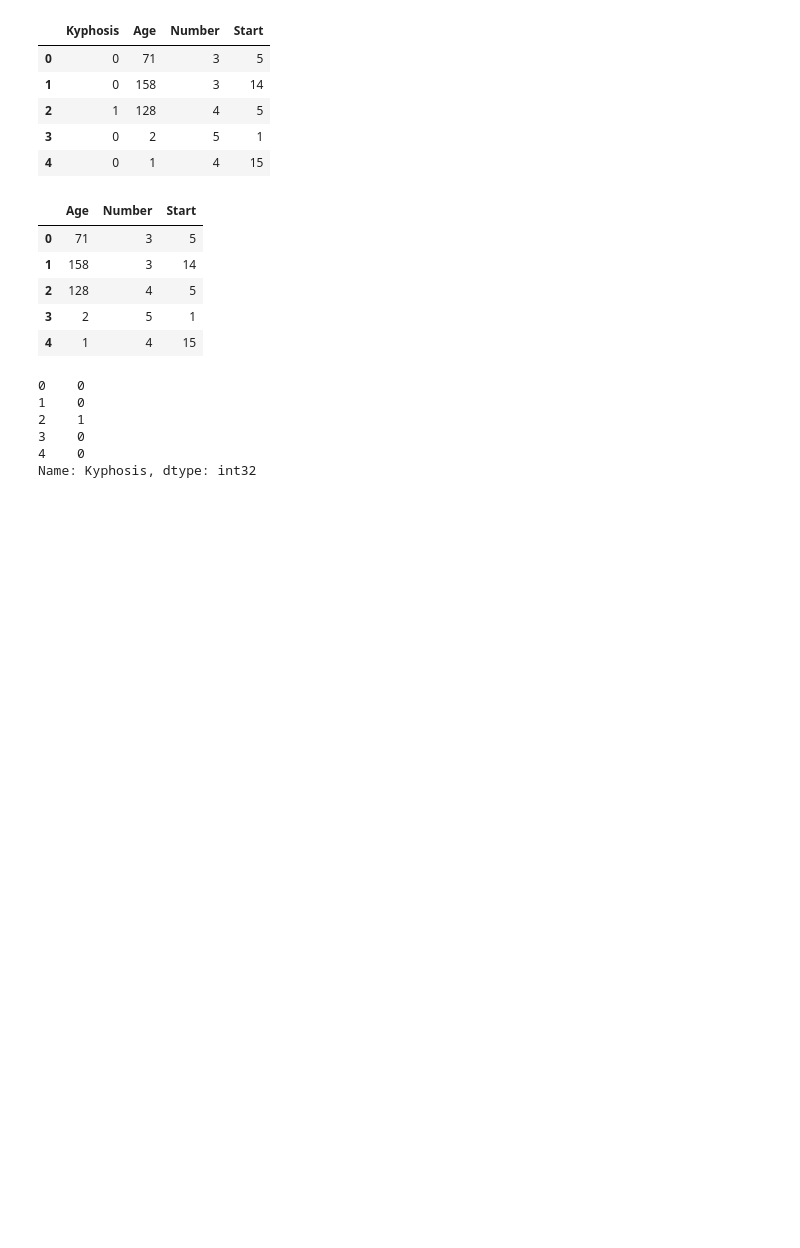
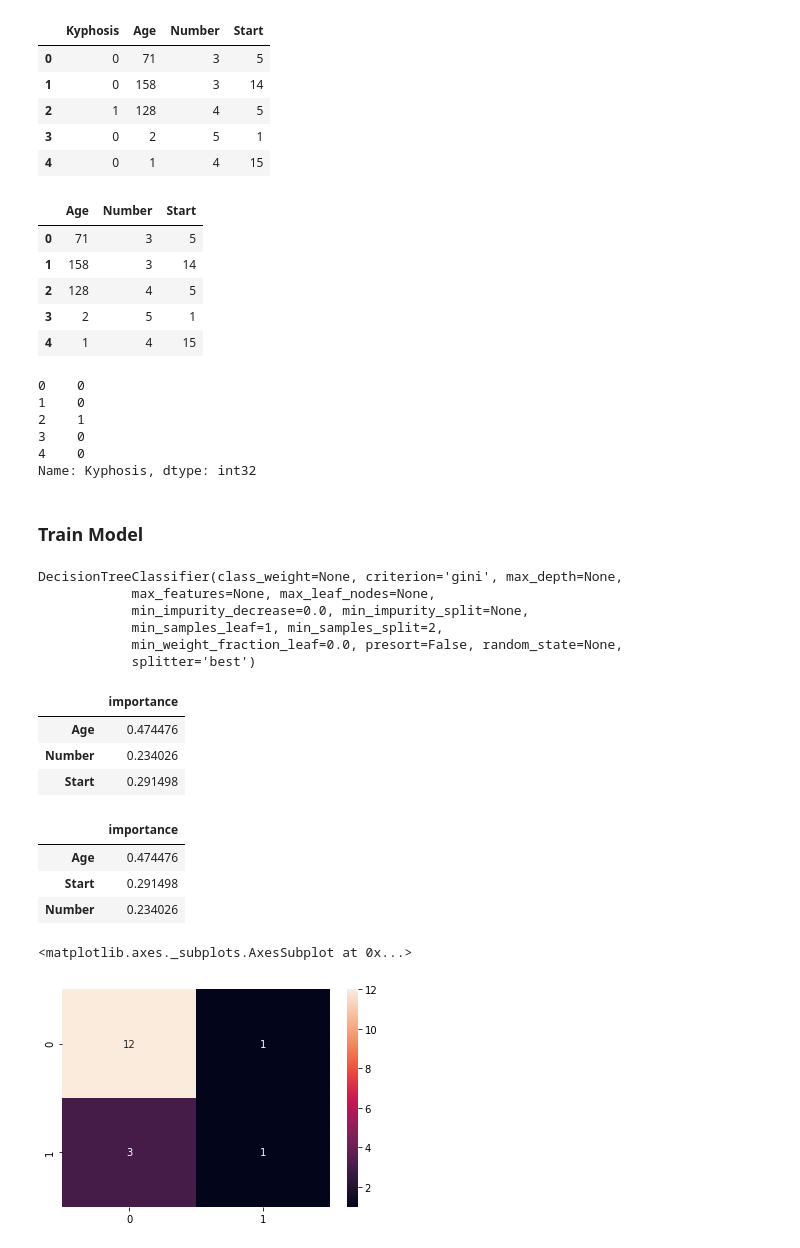
Before and after one commit to sagecodes/kyphsis-classifier-random-forest, a Jupyter notebook: kyphosis-prediction-random-forest.ipynb, the cells around one changed output. Drawn from its saved outputs; the diff is of its cells as text; code cells hidden in the pictures; blank space fills up the shorter version.

Commit message:
Predict using both Decision tree and random forest classifier

```diff
--- a/kyphosis-prediction-random-forest.ipynb
+++ b/kyphosis-prediction-random-forest.ipynb
@@ -141,3 +141,21 @@ y.head()
 3    0
 4    0
 Name: Kyphosis, dtype: int32
+# %%
+# Create train Test Split
+from sklearn.model_selection import train_test_split
+X_train, X_test, y_train, y_test = train_test_split(X,y,test_size=0.20, random_state = 5, stratify=y)
+# %% [markdown]
+### Train Model
+# %%
+# Decision tree
+from sklearn.tree import DecisionTreeClassifier
+decision_tree = DecisionTreeClassifier()
+decision_tree.fit(X_train, y_train)
+# %% [output]
+DecisionTreeClassifier(class_weight=None, criterion='gini', max_depth=None,
+            max_features=None, max_leaf_nodes=None,
+            min_impurity_decrease=0.0, min_impurity_split=None,
+            min_samples_leaf=1, min_samples_split=2,
+            min_weight_fraction_leaf=0.0, presort=False, random_state=None,
+            splitter='best')
@@ -143,0 +165,7 @@ Name: Kyphosis, dtype: int32
+# %%
+feature_importance
+# %% [output]
+|  | importance |
+| Age | 0.474476 |
+| Number | 0.234026 |
+| Start | 0.291498 |
@@ -143,0 +175,7 @@ Name: Kyphosis, dtype: int32
+# %%
+feature_importance
+# %% [output]
+|  | importance |
+| Age | 0.474476 |
+| Start | 0.291498 |
+| Number | 0.234026 |
@@ -143,0 +184,9 @@ Name: Kyphosis, dtype: int32
+# %%
+y_predict = decision_tree.predict(X_test)
+# %%
+cm = confusion_matrix(y_test, y_predict)
+# %%
+sns.heatmap(cm, annot =True)
+# %% [output]
+<matplotlib.axes._subplots.AxesSubplot at 0x...>
+[figure, added]
```
Also changed, not shown: parts of 11 cells of this notebook.
